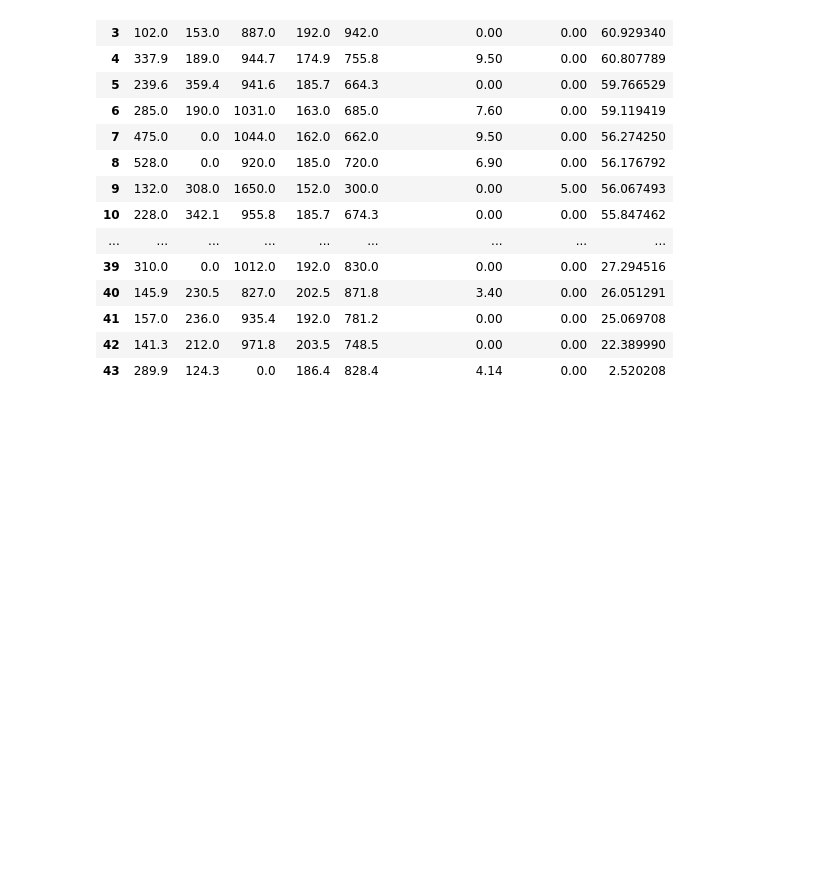
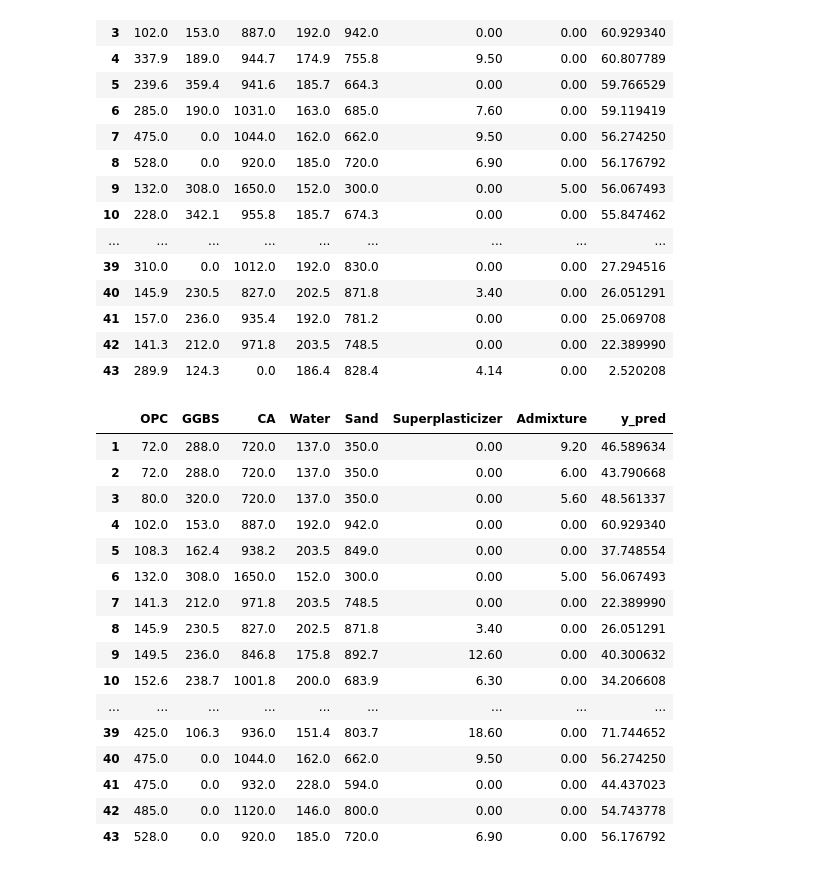
Before and after one commit to Taosif041/ML-work, a Jupyter notebook: 15.ipynb, the cells around one changed output. Cells and saved outputs as stored; diff of their text form; code cells hidden in the pictures; blank space fills up the shorter version.

```diff
--- a/15.ipynb
+++ b/15.ipynb
@@ -465,3 +470,31 @@ sorted_values
 | 41 | 157.0 | 236.0 | 935.4 | 192.0 | 781.2 | 0.00 | 0.00 | 25.069708 |
 | 42 | 141.3 | 212.0 | 971.8 | 203.5 | 748.5 | 0.00 | 0.00 | 22.389990 |
 | 43 | 289.9 | 124.3 | 0.0 | 186.4 | 828.4 | 4.14 | 0.00 | 2.520208 |
+# %%
+# Sort the DataFrame in ascending order by OPC
+sorted_by_opc = X_test.sort_values(by='OPC', ascending=True)
+
+# Reset the index to start from 1
+sorted_by_opc = sorted_by_opc.reset_index(drop=True)
+sorted_by_opc.index = sorted_by_opc.index + 1
+
+# Display the sorted DataFrame
+sorted_by_opc
+# %% [output]
+|  | OPC | GGBS | CA | Water | Sand | Superplasticizer | Admixture | y_pred |
+| 1 | 72.0 | 288.0 | 720.0 | 137.0 | 350.0 | 0.00 | 9.20 | 46.589634 |
+| 2 | 72.0 | 288.0 | 720.0 | 137.0 | 350.0 | 0.00 | 6.00 | 43.790668 |
+| 3 | 80.0 | 320.0 | 720.0 | 137.0 | 350.0 | 0.00 | 5.60 | 48.561337 |
+| 4 | 102.0 | 153.0 | 887.0 | 192.0 | 942.0 | 0.00 | 0.00 | 60.929340 |
+| 5 | 108.3 | 162.4 | 938.2 | 203.5 | 849.0 | 0.00 | 0.00 | 37.748554 |
+| 6 | 132.0 | 308.0 | 1650.0 | 152.0 | 300.0 | 0.00 | 5.00 | 56.067493 |
+| 7 | 141.3 | 212.0 | 971.8 | 203.5 | 748.5 | 0.00 | 0.00 | 22.389990 |
+| 8 | 145.9 | 230.5 | 827.0 | 202.5 | 871.8 | 3.40 | 0.00 | 26.051291 |
+| 9 | 149.5 | 236.0 | 846.8 | 175.8 | 892.7 | 12.60 | 0.00 | 40.300632 |
+| 10 | 152.6 | 238.7 | 1001.8 | 200.0 | 683.9 | 6.30 | 0.00 | 34.206608 |
+| ... | ... | ... | ... | ... | ... | ... | ... | ... |
+| 39 | 425.0 | 106.3 | 936.0 | 151.4 | 803.7 | 18.60 | 0.00 | 71.744652 |
+| 40 | 475.0 | 0.0 | 1044.0 | 162.0 | 662.0 | 9.50 | 0.00 | 56.274250 |
+| 41 | 475.0 | 0.0 | 932.0 | 228.0 | 594.0 | 0.00 | 0.00 | 44.437023 |
+| 42 | 485.0 | 0.0 | 1120.0 | 146.0 | 800.0 | 0.00 | 0.00 | 54.743778 |
+| 43 | 528.0 | 0.0 | 920.0 | 185.0 | 720.0 | 6.90 | 0.00 | 56.176792 |
```
Also changed, not shown: parts of 1 cell of this notebook.
